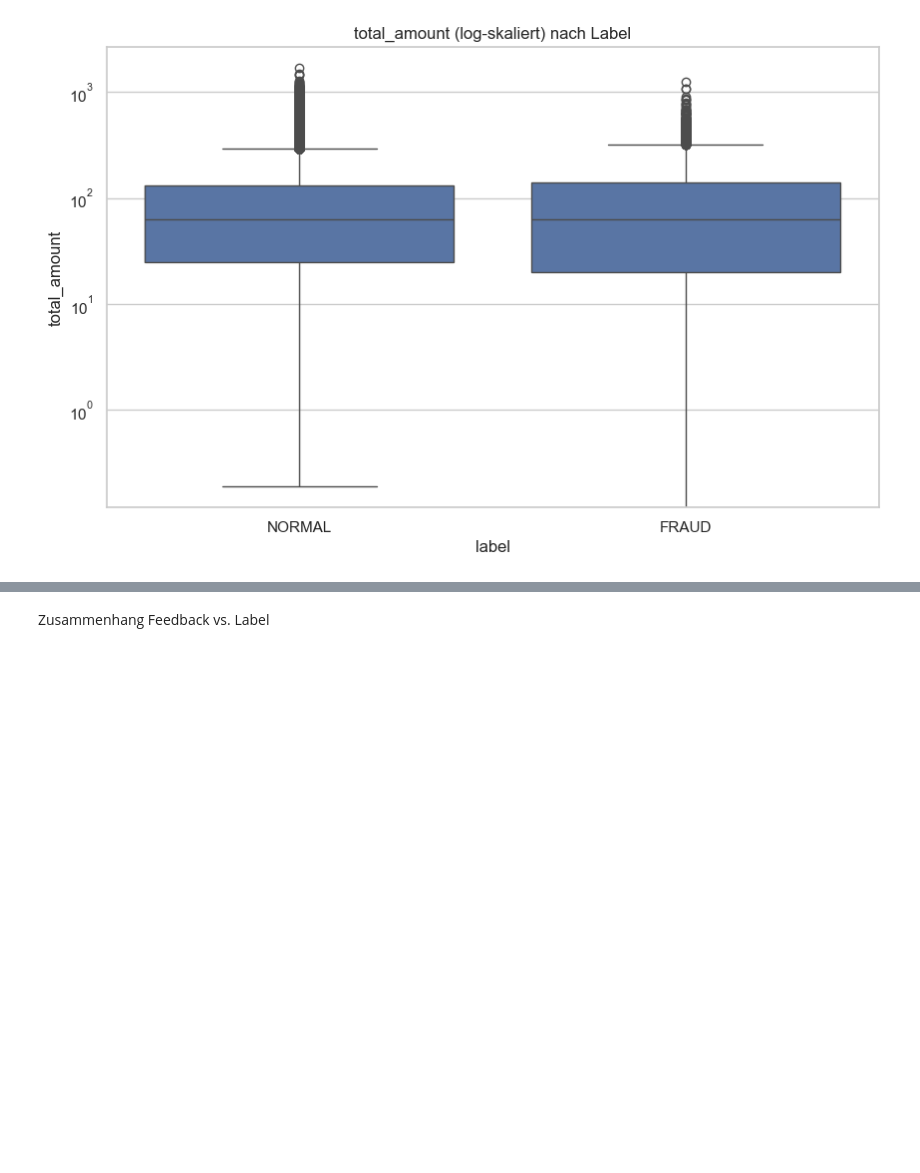
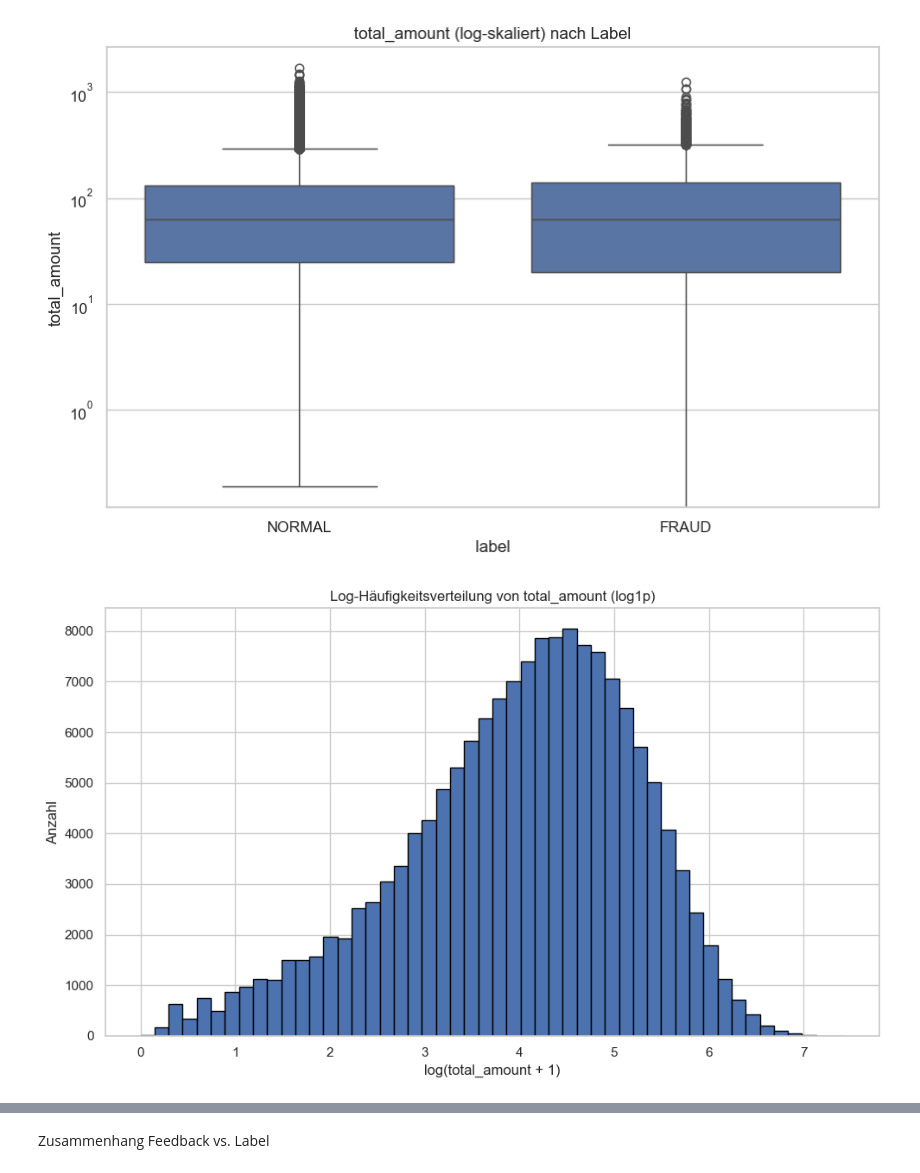
Before and after one commit to David-Leatham/project_data_science, a Jupyter notebook: analyseGesamttabelle.ipynb, the cells around one changed output, grey strips where cells are left out. Drawn from its saved outputs; the diff is of its cells as text; code cells hidden in the pictures; blank space fills up the shorter version.

```diff
--- a/analyseGesamttabelle.ipynb
+++ b/analyseGesamttabelle.ipynb
@@ -294,3 +296,16 @@ plt.title('total_amount (log-skaliert) nach Label')
 plt.show()
 # %% [output]
 [figure]
+# %%
+import numpy as np
+
+plt.figure(figsize=(10, 6))
+plt.hist(np.log1p(joined_transactions['total_amount']), bins=50, edgecolor='black')
+plt.title('Log-Häufigkeitsverteilung von total_amount (log1p)')
+plt.xlabel('log(total_amount + 1)')
+plt.ylabel('Anzahl')
+plt.grid(True)
+plt.tight_layout()
+plt.show()
+# %% [output]
+[figure, added]
```
Also changed, not shown: parts of 5 cells of this notebook.
